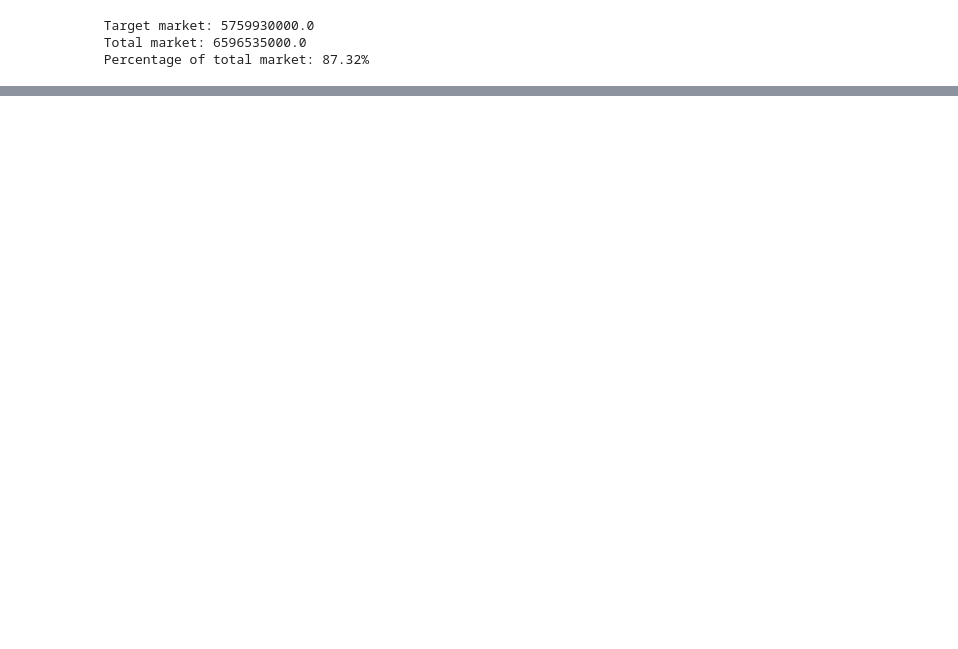
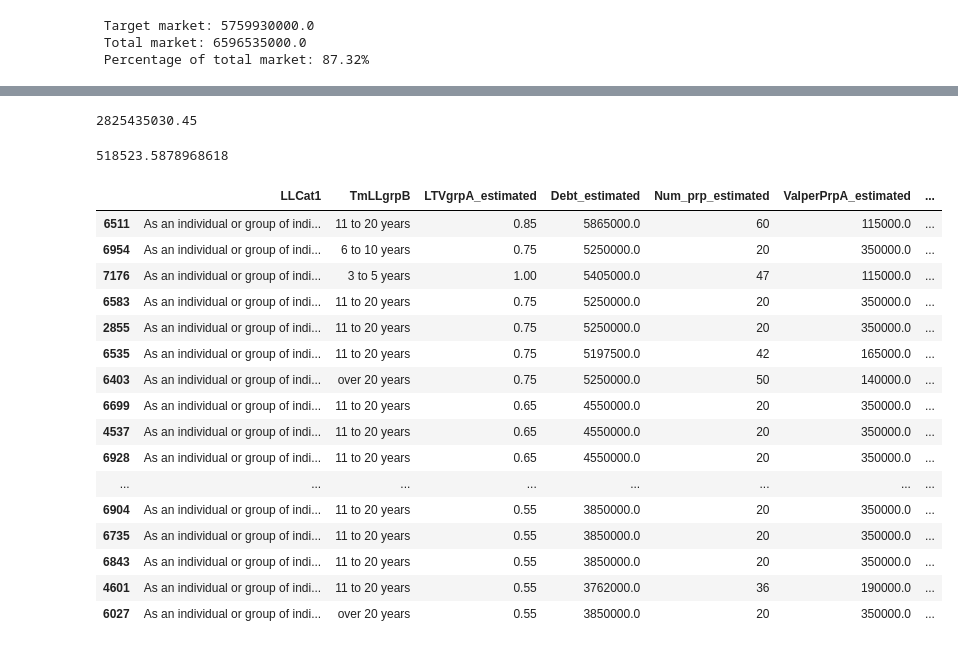
Before and after one commit to sam-hatley/landlord-data, a Jupyter notebook: corporate.ipynb, the cells around one changed output, grey strips where cells are left out. Cells and saved outputs as stored; diff of their text form; code cells hidden in the pictures; blank space fills up the shorter version.

```diff
--- a/corporate.ipynb
+++ b/corporate.ipynb
@@ -421,3 +459,7 @@ Categories (5, object): ['11 to 20 years', '3 to 5 years', '6 to 10 years', 'Les
+# %%
+df['cg_estimated'] = df.apply(lambda row: est_cap_gains(row['YearsOwned_estimated'], row['Num_prp_estimated'], row['mkt_val_est_result']), axis=1)
+# %%
+df['total_lending'] = df['Debt_estimated'].fillna(0) + df['sdlt_estimated'].fillna(0) + df['cg_estimated'].fillna(0)
 # %% [markdown]
 Putting the important vars into a new df
 # %%
@@ -425,7 +467,7 @@ df_test = df[[
     'LLCat1',
     'TmLLgrpB',
     # 'LTVgrpA',
-    # 'LTVgrpA_estimated',
+    'LTVgrpA_estimated',
     'Debt_estimated',
     # 'NumPrpgrp',
     # 'NumPrpgrp_estimated',
@@ -436,7 +478,9 @@ df_test = df[[
     # 'MktValgrpA_estimated',
     'mkt_val_est_result',
     # 'mkt_val_difference',
-    'sdlt_estimated'
+    'sdlt_estimated',
+    'cg_estimated',
+    'total_lending',
 ]]
 # %%
 df_test = df_test[df['mkt_val_difference'].notna()]
@@ -468,9 +497,9 @@ calculate_stlt(500000, 1)
 # %% [markdown]
 ## New Tgt Market
 # %%
-tgt_mkt = df[(df["LLCat1"].isin(['As an individual or group of individuals', 'Other (please specify)']))]
+tgt_mkt = df_test[(df_test["LLCat1"].isin(['As an individual or group of individuals', 'Other (please specify)']))]
 tgt_len = len(tgt_mkt.index)
-df_len = len(df[(df["LLCat1"].notna())].index)
+df_len = len(df_test[(df_test["LLCat1"].notna())].index)
 
 print(f" Target market: {tgt_len} \n Total market: {df_len} \n Percentage of total market: {round((tgt_len/df_len)*100,2)}%")
 # %% [output]
@@ -618,0 +527,30 @@ df.head()
+# %%
+available_lending = tgt_mkt['total_lending'].sum()
+
+available_lending
+# %% [output]
+2825435030.45
+# %%
+available_lending / 5449
+# %% [output]
+518523.5878968618
+# %%
+tgt_mkt.sort_values(by='total_lending', ascending=False).head(20)
+# %% [output]
+|  | LLCat1 | TmLLgrpB | LTVgrpA_estimated | Debt_estimated | Num_prp_estimated | ValperPrpA_estimated | ... |
+| 6511 | As an individual or group of indi... | 11 to 20 years | 0.85 | 5865000.0 | 60 | 115000.0 | ... |
+| 6954 | As an individual or group of indi... | 6 to 10 years | 0.75 | 5250000.0 | 20 | 350000.0 | ... |
+| 7176 | As an individual or group of indi... | 3 to 5 years | 1.00 | 5405000.0 | 47 | 115000.0 | ... |
+| 6583 | As an individual or group of indi... | 11 to 20 years | 0.75 | 5250000.0 | 20 | 350000.0 | ... |
+| 2855 | As an individual or group of indi... | 11 to 20 years | 0.75 | 5250000.0 | 20 | 350000.0 | ... |
+| 6535 | As an individual or group of indi... | 11 to 20 years | 0.75 | 5197500.0 | 42 | 165000.0 | ... |
+| 6403 | As an individual or group of indi... | over 20 years | 0.75 | 5250000.0 | 50 | 140000.0 | ... |
+| 6699 | As an individual or group of indi... | 11 to 20 years | 0.65 | 4550000.0 | 20 | 350000.0 | ... |
+| 4537 | As an individual or group of indi... | 11 to 20 years | 0.65 | 4550000.0 | 20 | 350000.0 | ... |
+| 6928 | As an individual or group of indi... | 11 to 20 years | 0.65 | 4550000.0 | 20 | 350000.0 | ... |
+| ... | ... | ... | ... | ... | ... | ... | ... |
+| 6904 | As an individual or group of indi... | 11 to 20 years | 0.55 | 3850000.0 | 20 | 350000.0 | ... |
+| 6735 | As an individual or group of indi... | 11 to 20 years | 0.55 | 3850000.0 | 20 | 350000.0 | ... |
+| 6843 | As an individual or group of indi... | 11 to 20 years | 0.55 | 3850000.0 | 20 | 350000.0 | ... |
+| 4601 | As an individual or group of indi... | 11 to 20 years | 0.55 | 3762000.0 | 36 | 190000.0 | ... |
+| 6027 | As an individual or group of indi... | over 20 years | 0.55 | 3850000.0 | 20 | 350000.0 | ... |
```
Also changed, not shown: parts of 28 cells of this notebook.
